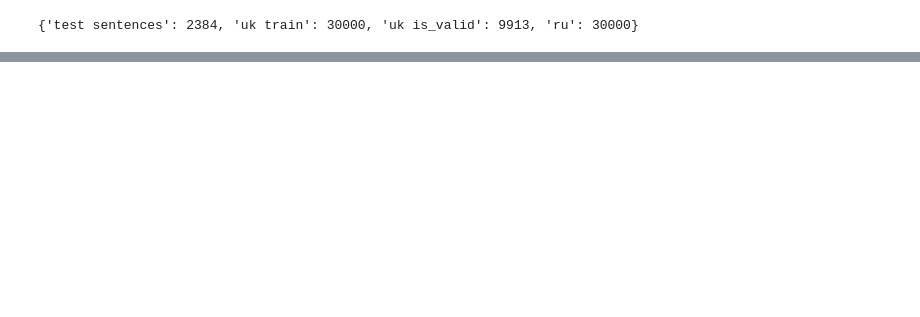
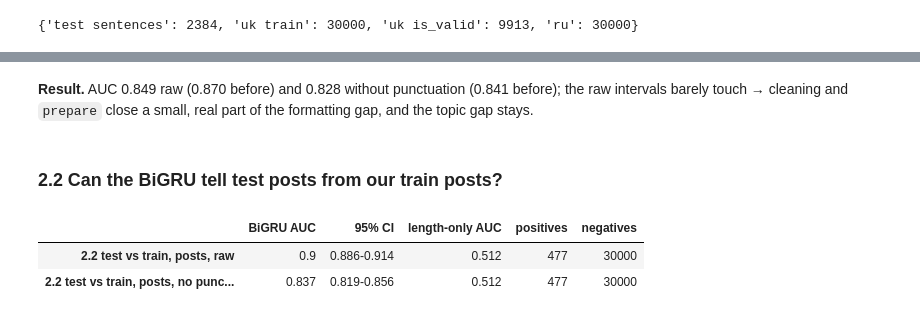
Before and after one commit to mykhailoisupov/RNN_for_NER, a Jupyter notebook: notebooks/adversarial_validation.ipynb, the cells around one changed output, grey strips where cells are left out. Cells and saved outputs as stored; diff of their text form; code cells hidden in the pictures; blank space fills up the shorter version.

```diff
--- a/notebooks/adversarial_validation.ipynb
+++ b/notebooks/adversarial_validation.ipynb
@@ -165,0 +234,12 @@ uk train sentences scoring above the test median: 5.1%
+# %% [markdown]
+**Result.** AUC 0.849 raw (0.870 before) and 0.828 without punctuation (0.841 before); the raw intervals barely touch → cleaning and `prepare` close a small, real part of the formatting gap, and the topic gap stays.
+# %% [markdown]
+### 2.2 Can the BiGRU tell test posts from our train posts?
+# %%
+compare("2.2 test vs train, posts, raw", test_posts, train_sample, max_tokens=POST_TOKENS)
+test_scores_2, train_scores_2 = compare("2.2 test vs train, posts, no punctuation/emoji/digits", strip_list(test_posts), strip_list(train_sample), max_tokens=POST_TOKENS)
+show("2.2 test vs train, posts, raw", "2.2 test vs train, posts, no punctuation/emoji/digits")
+# %% [output]
+|  | BiGRU AUC | 95% CI | length-only AUC | positives | negatives |
+| 2.2 test vs train, posts, raw | 0.9 | 0.886-0.914 | 0.512 | 477 | 30000 |
+| 2.2 test vs train, posts, no punc... | 0.837 | 0.819-0.856 | 0.512 | 477 | 30000 |
```
Also changed, not shown: parts of 41 cells of this notebook.
